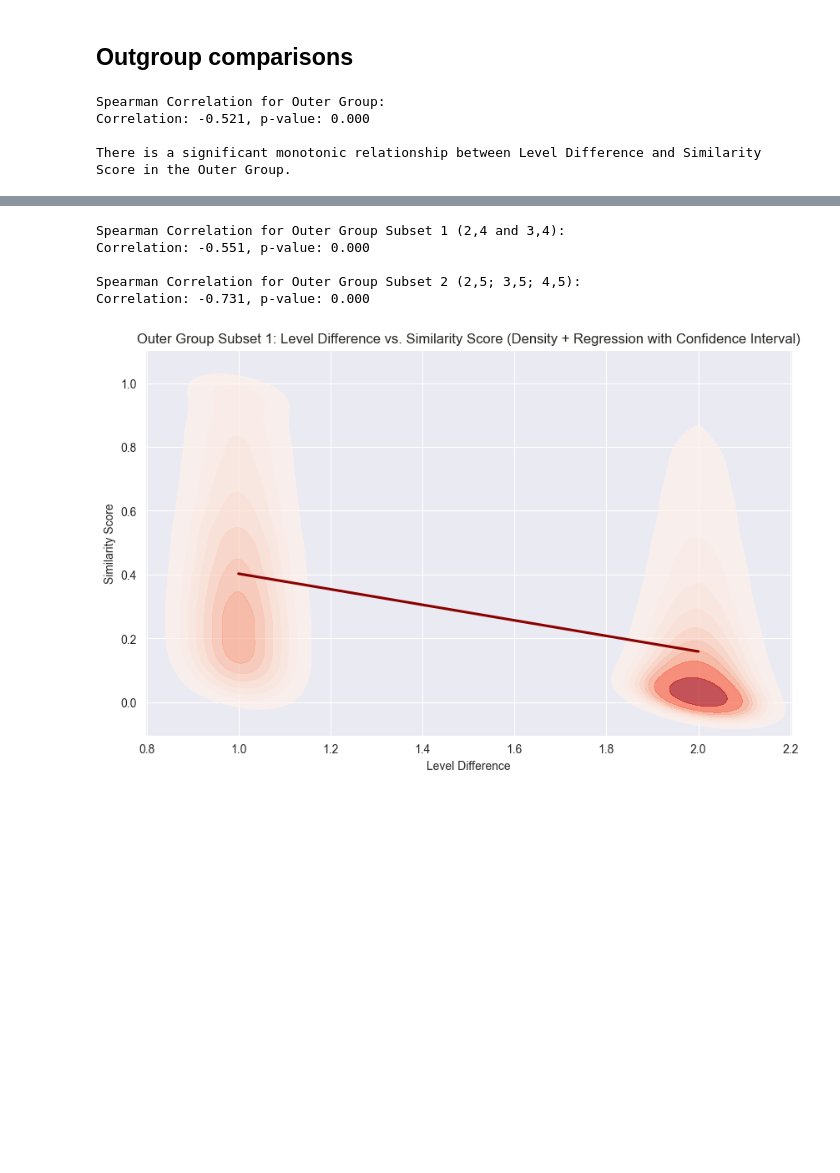
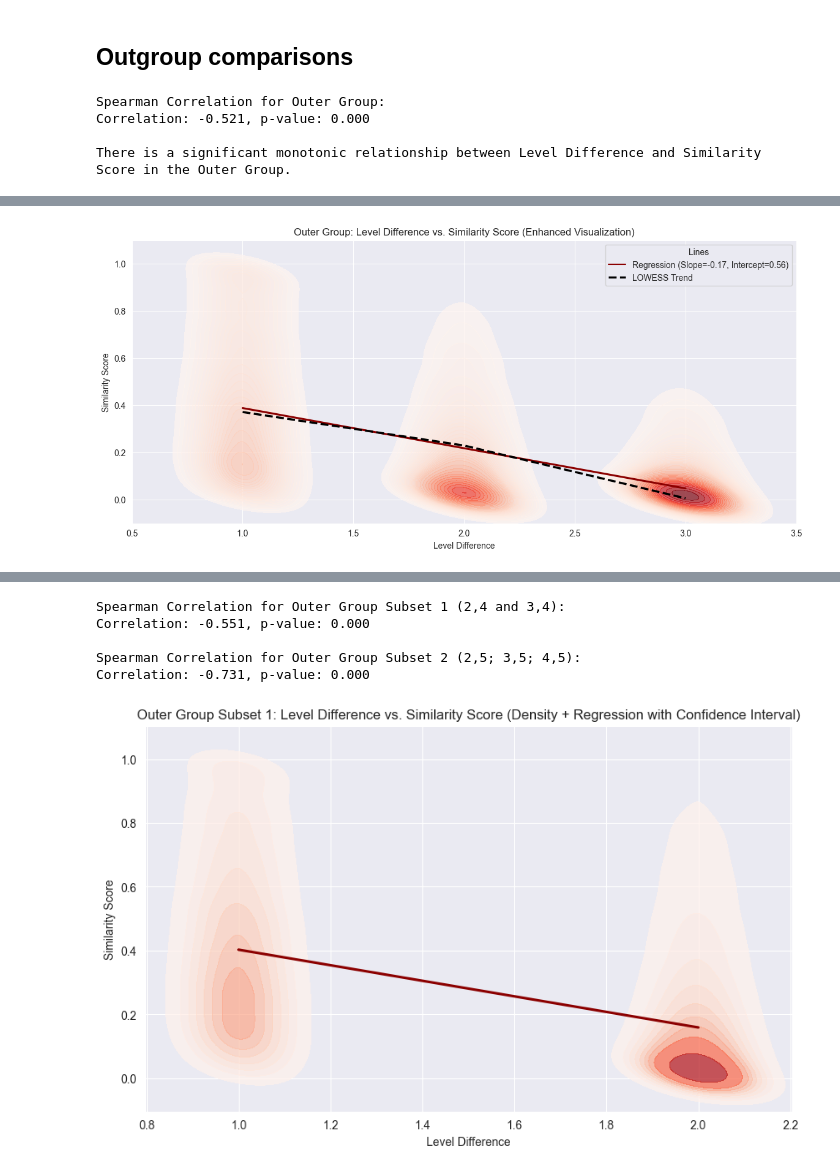
Before and after one commit to Jozefov/MassSpecGymMSn, a Jupyter notebook: notebooks/MSn/dataset_analysis/analysis_1.ipynb, the cells around one changed output, grey strips where cells are left out. Saved outputs shown, nothing was run; the diff lists cells and outputs as text; code cells hidden in the pictures; blank space fills up the shorter version.

Commit message:
adding inter outer analysis

```diff
--- a/notebooks/MSn/dataset_analysis/analysis_1.ipynb
+++ b/notebooks/MSn/dataset_analysis/analysis_1.ipynb
@@ -1641,3 +1642,86 @@ Spearman Correlation for Outer Group:
 Correlation: -0.521, p-value: 0.000
 
 There is a significant monotonic relationship between Level Difference and Similarity Score in the Outer Group.
+# %%
+
+# Group by Level Difference and find the minimum sample size
+grouped = outer_group_df.groupby('Level_Difference')
+min_samples = grouped.size().min()
+
+# Downsample each group to the minimum size
+balanced_df = grouped.apply(lambda x: x.sample(n=min_samples, random_state=42)).reset_index(drop=True)
+
+# Compute Spearman correlation for the balanced group
+spearman_corr, spearman_p = spearmanr(balanced_df['Level_Difference'], balanced_df['Similarity_Score'])
+print(f"Spearman Correlation (Balanced): {spearman_corr:.3f}, p-value: {spearman_p:.3f}")
+
+# Compute regression slope and intercept using linear regression
+slope, intercept, r_value, p_value, std_err = linregress(balanced_df['Level_Difference'], balanced_df['Similarity_Score'])
+print(f"Regression Slope: {slope:.3f}, Intercept: {intercept:.3f}")
+
+# LOWESS Smoothing for the downward trend
+lowess_smoothed = lowess(
+    balanced_df['Similarity_Score'],
+    balanced_df['Level_Difference'],
+    frac=0.3
+)
+
+# Create the plot
+fig, ax = plt.subplots(figsize=(14, 6))  # Wider plot for better KDE visibility
+
+# KDE plot for density visualization
+sns.kdeplot(
+    x='Level_Difference',
+    y='Similarity_Score',
+    data=balanced_df,
+    fill=True,
+    cmap='Reds',  # Use color gradient from the older plot
+    alpha=0.7,    # Match transparency from the older plot
+    ax=ax,
+    thresh=0.05,  # Include KDE threshold from older plot
+    levels=40     # Increase contours for more detail
+)
+
+# Regression line with confidence interval
+sns.regplot(
+    x='Level_Difference',
+    y='Similarity_Score',
+    data=balanced_df,
+    scatter=False,
+    color='darkred',  # Match the regression line color from older plot
+    ci=95,  # Confidence interval
+    n_boot=2000,
+    ax=ax
+)
+
+# Add regression line attributes manually to the legend
+ax.plot([], [], color='darkred', label=f"Regression (Slope={slope:.2f}, Intercept={intercept:.2f})")
+
+# Plot the smoothed LOWESS curve
+ax.plot(
+    lowess_smoothed[:, 0],
+    lowess_smoothed[:, 1],
+    color='black',  # Black LOWESS line for contrast
+    linestyle='--',
+    linewidth=2.5,
+    label='LOWESS Trend'
+)
+
+# Customize the plot
+plt.title('Outer Group: Level Difference vs. Similarity Score (Enhanced Visualization)')
+plt.xlabel('Level Difference')
+plt.ylabel('Similarity Score')
+plt.xlim(balanced_df['Level_Difference'].min() - 0.5, balanced_df['Level_Difference'].max() + 0.5)  # Add padding to edges
+plt.ylim(balanced_df['Similarity_Score'].min() - 0.1, balanced_df['Similarity_Score'].max() + 0.1)
+
+# Add legend
+plt.legend(title='Lines', loc='upper right')
+
+# Show the plot
+plt.show()
+
+# Display the number of samples per group
+sample_counts = balanced_df['Level_Difference'].value_counts()
+print("Sample counts per Level Difference after balancing:")
+print(sample_counts)
+# %% [output]
@@ -1643,0 +1730 @@ There is a significant monotonic relationship between Level Difference and Simil
+[figure, added]
```
Also changed, not shown: parts of 3 cells of this notebook.
